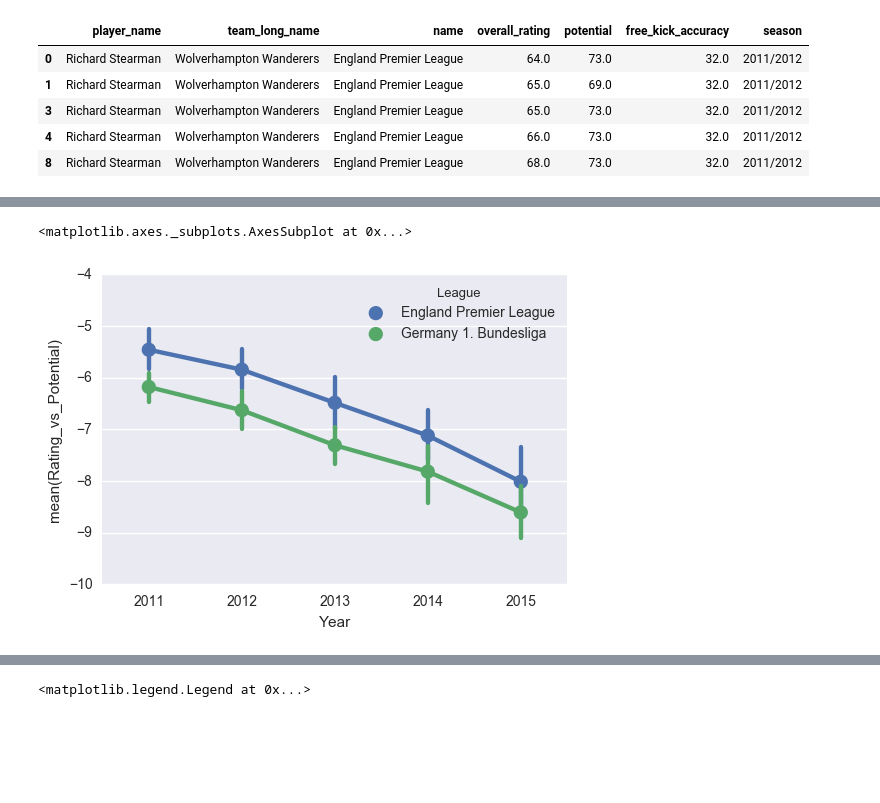
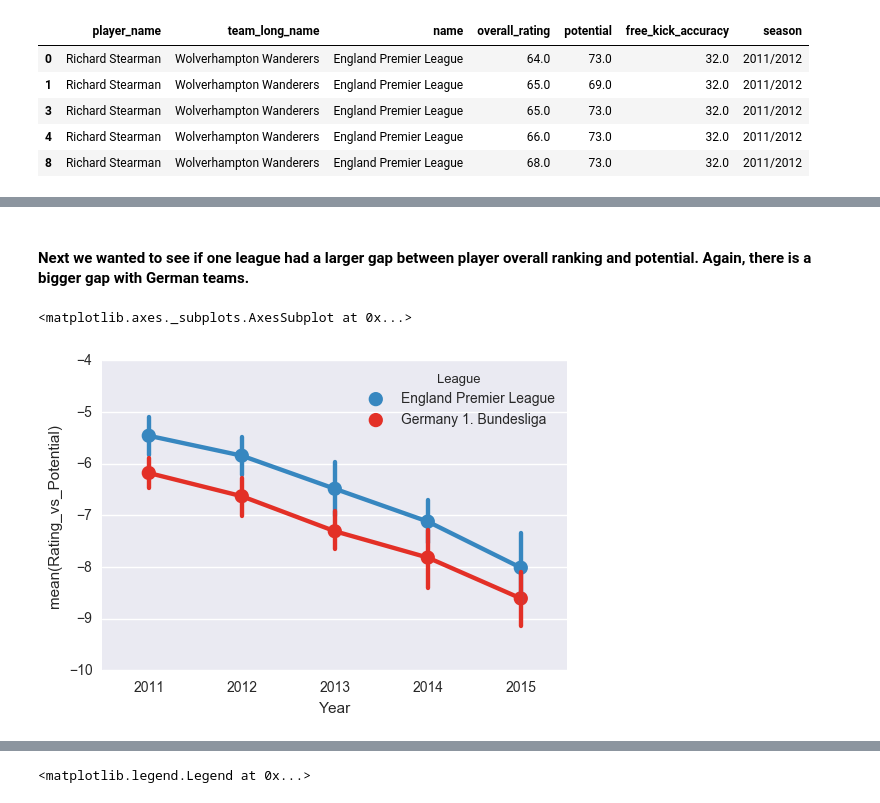
Before and after one commit to moshun8/IS362_Final, a Jupyter notebook: Final_Take2.ipynb, the cells around one changed output, grey strips where cells are left out. Saved outputs shown, nothing was run; the diff lists cells and outputs as text; code cells hidden in the pictures; blank space fills up the shorter version.

```diff
--- a/Final_Take2.ipynb
+++ b/Final_Take2.ipynb
@@ -151,6 +256,9 @@ df_teams.sort_values('Rating_vs_Potential',ascending=True).head(10)
+# %% [markdown]
+#### Next we wanted to see if one league had a larger gap between player overall ranking and potential. Again, there is a bigger gap with German teams.
 # %%
 #Players not living up to their potential. The lower the number, the more they're not performing
-sns.pointplot(x="Year", y="Rating_vs_Potential", hue='League',data=df_teams)
+sns.pointplot(x="Year", y="Rating_vs_Potential",hue='League', palette='Blues_d',agg='max', data=epl)
+sns.pointplot(x="Year", y="Rating_vs_Potential",hue='League', palette='Reds_d', agg='max,', data=bl)
 # %% [output]
 <matplotlib.axes._subplots.AxesSubplot at 0x...>
-[figure, old version]
+[figure, new version]
```
Also changed, not shown: parts of 32 cells of this notebook.
